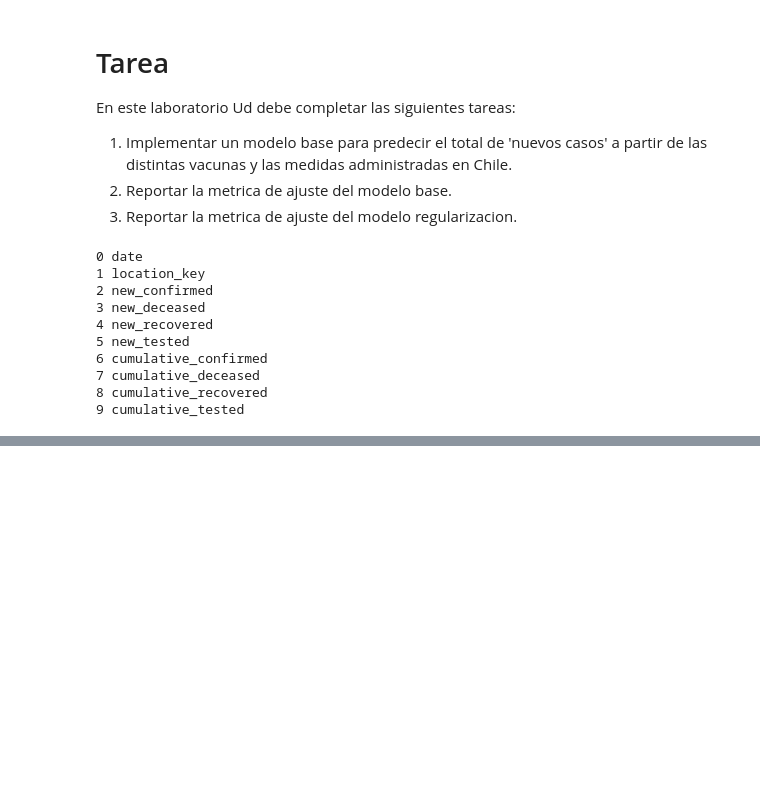
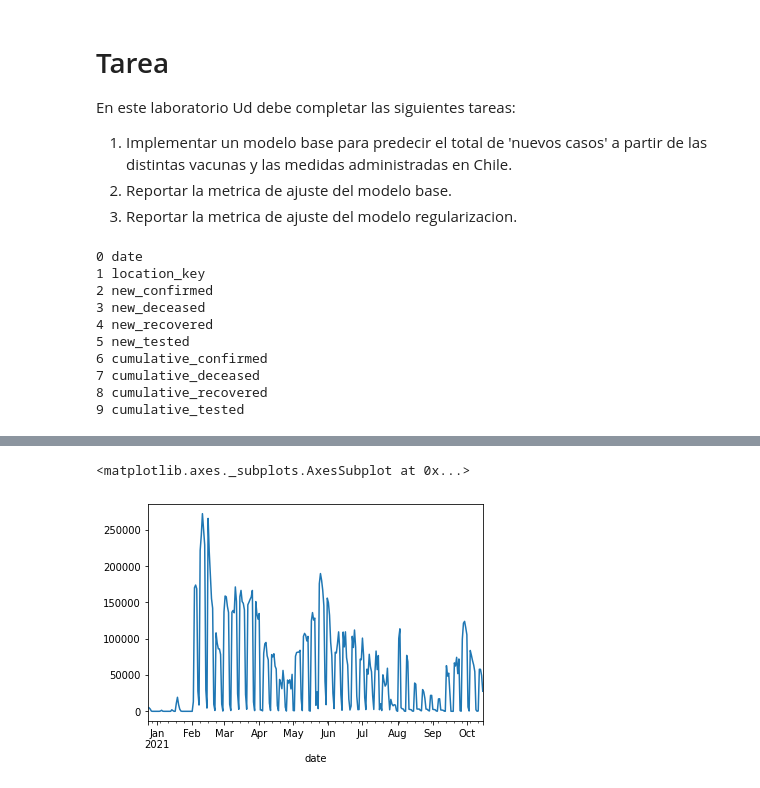
Before and after one commit to sherna90/mineria_datos, a Jupyter notebook: 3.-modelos_lineales.ipynb, the cells around one changed output, grey strips where cells are left out. Drawn from its saved outputs; the diff is of its cells as text; code cells hidden in the pictures; blank space fills up the shorter version.

```diff
--- a/3.-modelos_lineales.ipynb
+++ b/3.-modelos_lineales.ipynb
@@ -297,0 +326,4 @@ data_vaccines.loc[data_vaccines.location_key=='CL'].tail(5)
+# %%
+cases_chile['date']=pd.to_datetime(cases_chile['date'],format='%Y/%m/%d')
+vaccines_chile['date']=pd.to_datetime(vaccines_chile['date'],format='%Y/%m/%d')
+response_chile['date']=pd.to_datetime(response_chile['date'],format='%Y/%m/%d')
@@ -297,0 +346,4 @@ data_vaccines.loc[data_vaccines.location_key=='CL'].tail(5)
+# %%
+cases_chile.set_index('date',inplace=True)
+vaccines_chile.set_index('date',inplace=True)
+response_chile.set_index('date',inplace=True)
@@ -297,0 +352,9 @@ data_vaccines.loc[data_vaccines.location_key=='CL'].tail(5)
+# %%
+df_chile=pd.merge(cases_chile,vaccines_chile, left_index=True, right_index=True)
+# %%
+df_chile=pd.merge(df_chile,response_chile, left_index=True, right_index=True)
+# %%
+df_chile['new_persons_vaccinated'].plot()
+# %% [output]
+<matplotlib.axes._subplots.AxesSubplot at 0x...>
+[figure, added]
```
Also changed, not shown: parts of 21 cells of this notebook.
